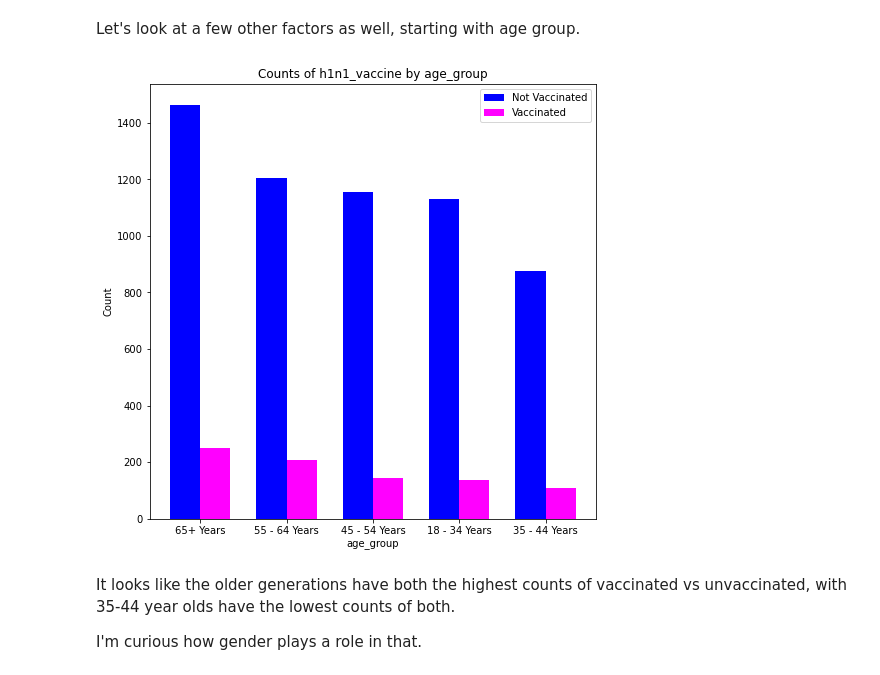
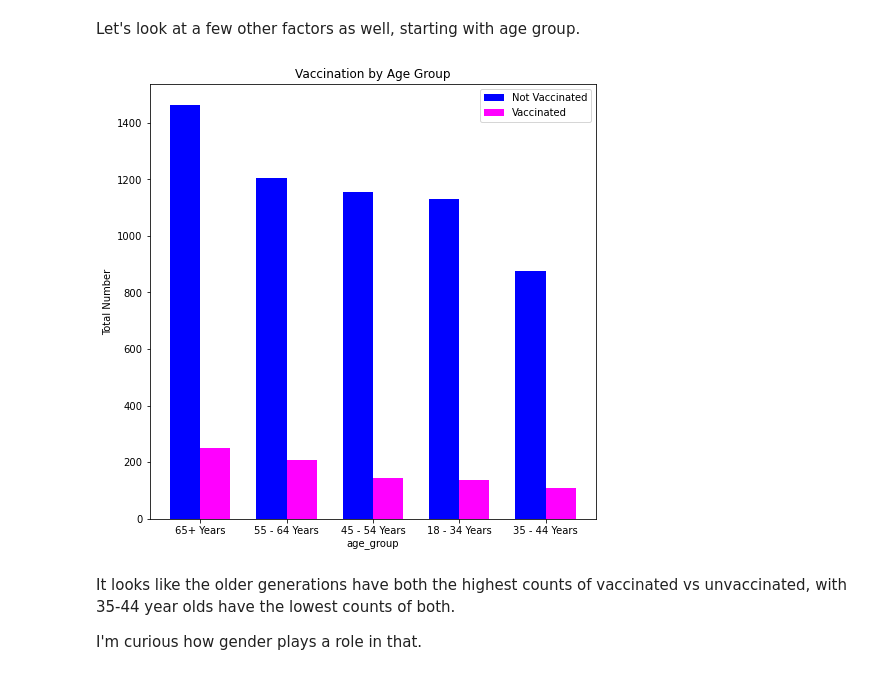
Before and after one commit to rachelhgoldstein/H1N1-Flu-Vaccines, a Jupyter notebook: Final_Notebook.ipynb, the cells around one changed output. Saved outputs shown, nothing was run; the diff lists cells and outputs as text; code cells hidden in the pictures.

Commit message:
updating images

```diff
--- a/Final_Notebook.ipynb
+++ b/Final_Notebook.ipynb
@@ -1972,30 +1972,30 @@ vacc_age_grouped = vaccinated.groupby('age_group')[['preds']].count().sort_value
 # %%
 # plot it
 age_groups = vacc_age_grouped.index
 
 fig, ax = plt.subplots(figsize=(8,8))
 bar_width = 0.35
 
 index = range(len(not_vacc_age_grouped))
 x_not_vaccinated = [i - bar_width/2 for i in index]
 x_vaccinated = [i + bar_width/2 for i in index]
 
 
 ax.bar(x=x_not_vaccinated, height=not_vacc_age_grouped['preds'].values,
        label='Not Vaccinated', width=bar_width, color='blue')
 
 ax.bar(x=x_vaccinated, height=vacc_age_grouped['preds'].values,
        label='Vaccinated', width=bar_width, color='magenta')
 
 ax.set_xlabel('age_group')
-ax.set_ylabel('Count')
-ax.set_title('Counts of h1n1_vaccine by age_group')
+ax.set_ylabel('Total Number')
+ax.set_title('Vaccination by Age Group')
 ax.set_xticks(index)
 ax.set_xticklabels(age_groups)
 ax.legend()
 plt.show();
 # %% [output]
-[figure, old version]
+[figure, new version]
 # %% [markdown]
 It looks like the older generations have both the highest counts of vaccinated vs unvaccinated, with 35-44 year olds have the lowest counts of both.
 
```
Also changed, not shown: parts of 12 cells of this notebook, 4 other files.
